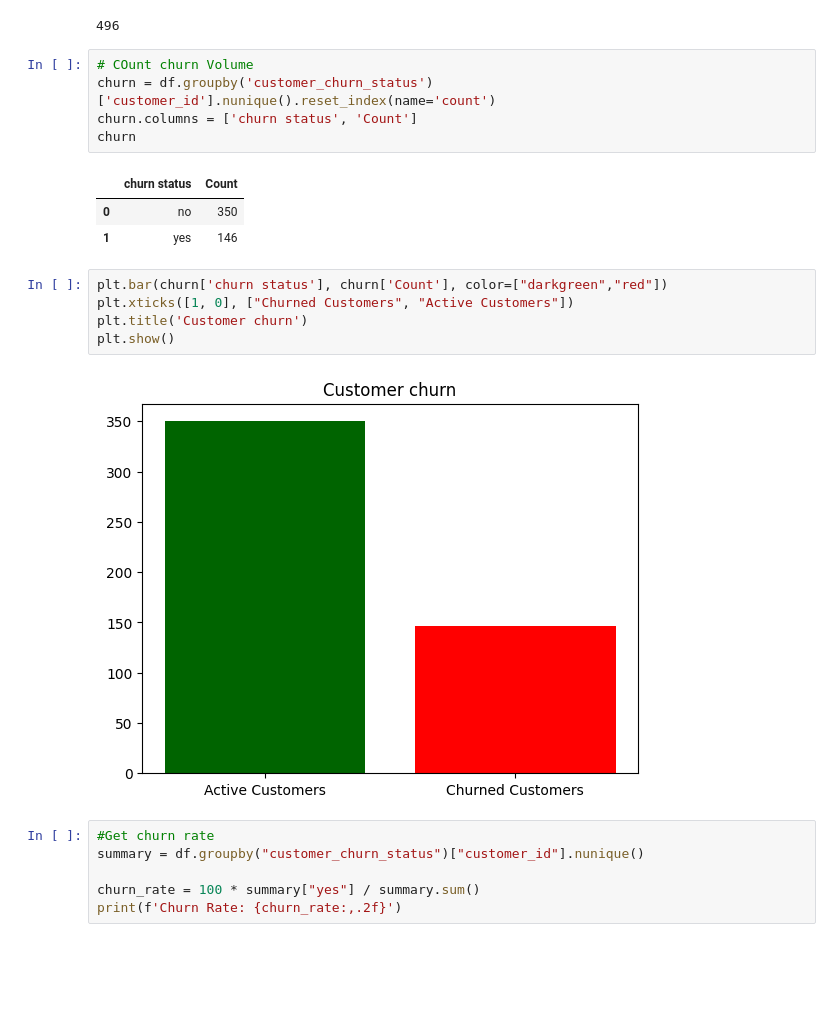
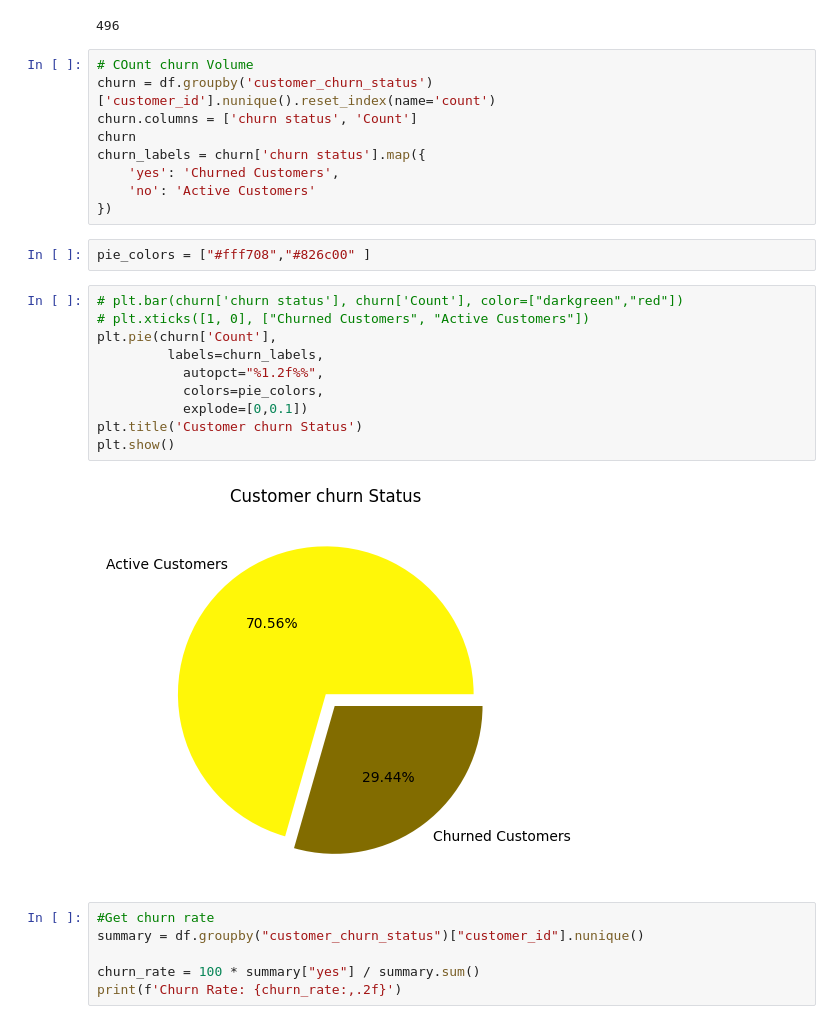
Before and after one commit to iamdrmeka/mtn_churn_new, a Jupyter notebook: mtn_churn.ipynb, the cells around one changed output. Drawn from its saved outputs; the diff is of its cells as text; blank space fills up the shorter version.

Commit message:
fixed plots

```diff
--- a/mtn_churn.ipynb
+++ b/mtn_churn.ipynb
@@ -50,17 +50,24 @@ df['customer_id'].nunique()
 churn = df.groupby('customer_churn_status')['customer_id'].nunique().reset_index(name='count')
 churn.columns = ['churn status', 'Count']
 churn
+churn_labels = churn['churn status'].map({
+    'yes': 'Churned Customers',
+    'no': 'Active Customers'
+})
-# %% [output]
-|  | churn status | Count |
-| 0 | no | 350 |
-| 1 | yes | 146 |
+# %%
+pie_colors = ["#fff708","#826c00" ]
 # %%
-plt.bar(churn['churn status'], churn['Count'], color=["darkgreen","red"])
-plt.xticks([1, 0], ["Churned Customers", "Active Customers"])
-plt.title('Customer churn')
+# plt.bar(churn['churn status'], churn['Count'], color=["darkgreen","red"])
+# plt.xticks([1, 0], ["Churned Customers", "Active Customers"])
+plt.pie(churn['Count'],
+         labels=churn_labels,
+           autopct="%1.2f%%",
+           colors=pie_colors,
+           explode=[0,0.1])
+plt.title('Customer churn Status')
 plt.show()
 # %% [output]
-[figure, old version]
+[figure, new version]
 # %%
 #Get churn rate
 summary = df.groupby("customer_churn_status")["customer_id"].nunique()
```
Also changed, not shown: parts of 18 cells of this notebook, 16 other files.
